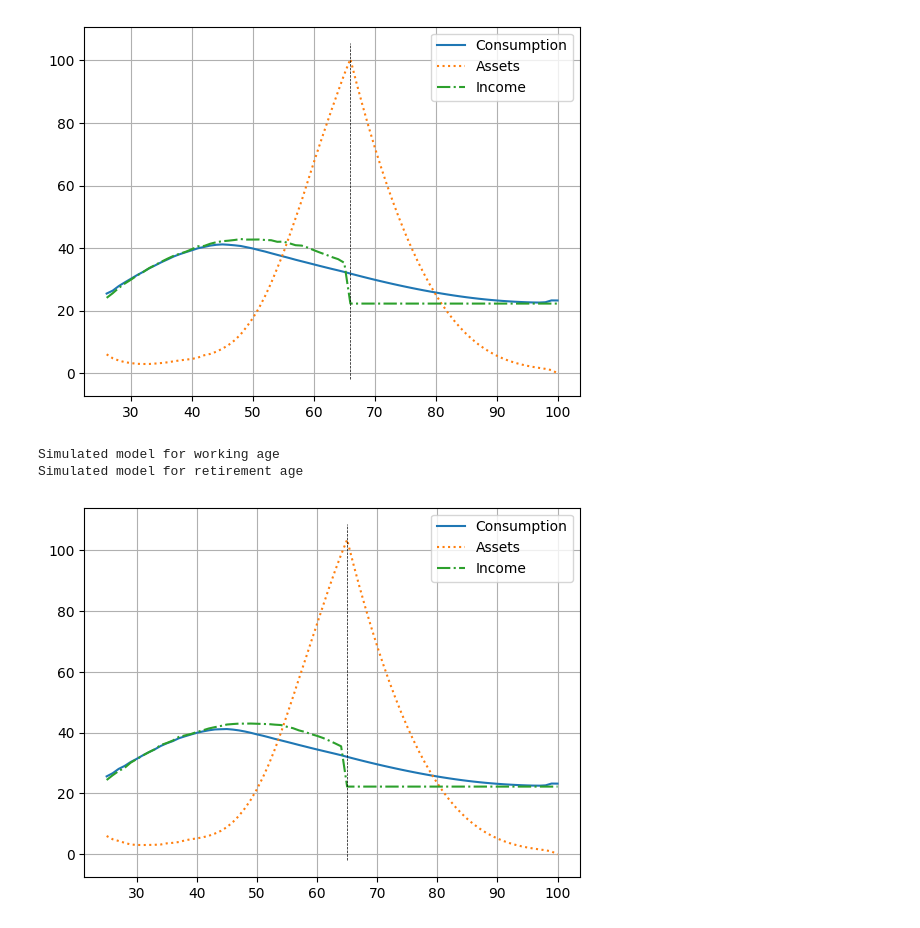
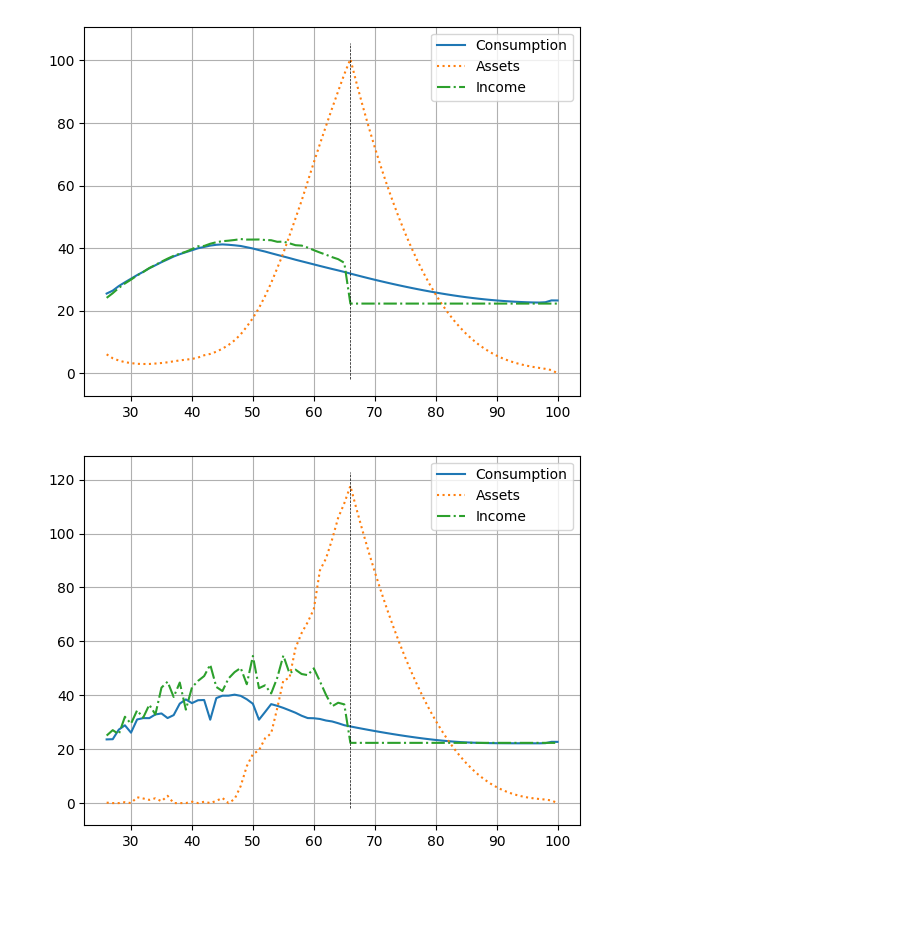
Before and after one commit to mortezaaghajanzadeh/Household-Finance, a Jupyter notebook: Part I - Life cycle consumption savings models/Problem set 1/ProblemSet1.ipynb, the cells around one changed output. Drawn from its saved outputs; the diff is of its cells as text; code cells hidden in the pictures; blank space fills up the shorter version.

```diff
--- a/Part I - Life cycle consumption savings models/Problem set 1/ProblemSet1.ipynb
+++ b/Part I - Life cycle consumption savings models/Problem set 1/ProblemSet1.ipynb
@@ -157,9 +157,18 @@ A_sim, Z_sim, ω_sim, income_sim, Zi_sim, X_sim, C_sim =  tk.simulate_model(T, r
 Simulated model for working age
 Simulated model for retirement age
 [figure]
-# %%
-Vr, Cr, Xr, Vw, Cw, Xw, A_sim, Z_sim, ω_sim, income_sim, Zi_sim, X_sim, C_sim = tk.gen_results(T,β,γ,start,t_w,t_r,λ,rw,rr,N_z,μ_z,ρ_z,σ_η,N_ω,μ_ω,ρ_ω,σ_ω,N_a,a_max,ϕ,N,μ_A,σ_A,Y_lower,σ_z,g_t,plot = True)
-# %% [output]
-Simulated model for working age
-Simulated model for retirement age
-[figure, removed]
+# %%
+C_mean = C_sim[np.random.randint(0,N,1),:][0]
+plt.plot(range(start,start + T+1),C_mean)
+A_mean = A_sim[np.random.randint(0,N,1),:][0]
+plt.plot(range(start,start + T+1),A_mean,linestyle=':')
+I_mean = income_sim[np.random.randint(0,N,1),:][0]
+plt.plot(range(start,start + T+1),I_mean,linestyle='-.')
+# plt.plot(range(start,start + T+1),np.zeros(T+1),linestyle='--')
+plt.plot([start + t_w]*100,np.linspace(-2,A_mean.max() + 5,100),linestyle='--',color='black',linewidth=0.5)
+
+plt.legend(['Consumption','Assets','Income'])
+
+plt.grid()
+# %% [output]
+[figure, added]
```
Also changed, not shown: 18 other files.
